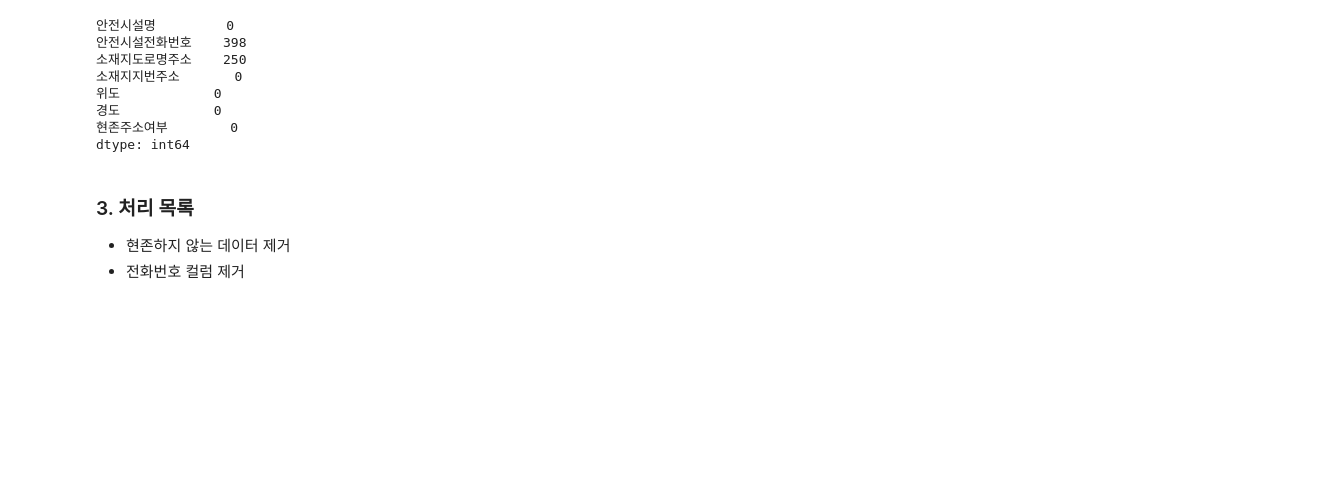
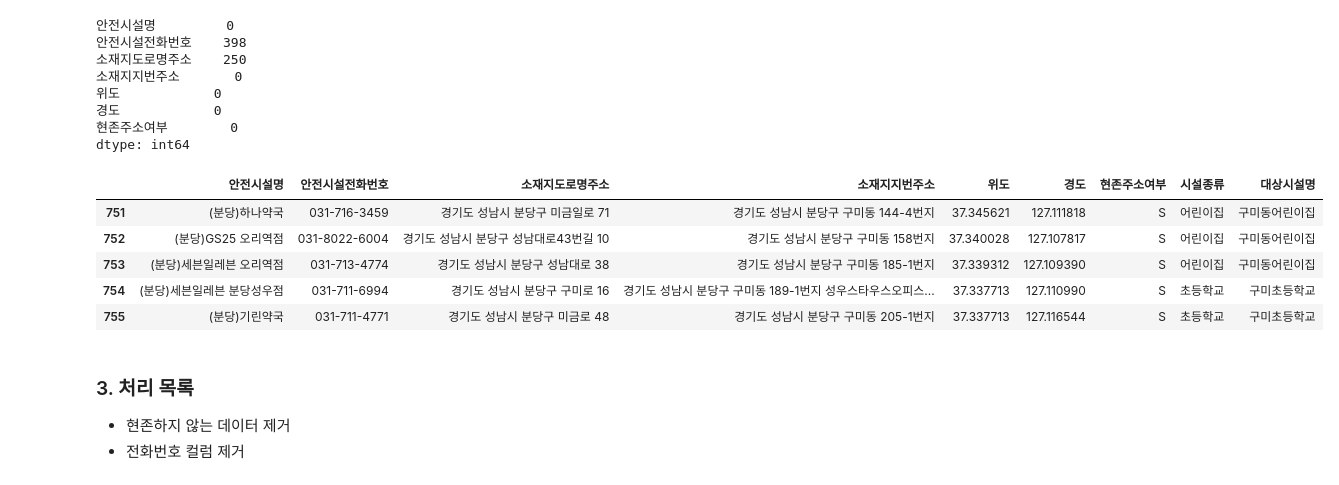
Before and after one commit to jimena1lee/1stProject_MSAI09, a Jupyter notebook: Raw-Data/외부 안전위험요소/eda_data.ipynb, the cells around one changed output. Cells and saved outputs as stored; diff of their text form; code cells hidden in the pictures; blank space fills up the shorter version.

```diff
--- a/Raw-Data/외부 안전위험요소/eda_data.ipynb
+++ b/Raw-Data/외부 안전위험요소/eda_data.ipynb
@@ -34,6 +34,23 @@ def find_nearest_school(point_df, safezone_df):
     )
     nearest_idx = np.argmin(distances)
     return safezone_df.iloc[nearest_idx]['시설명']
+# %%
+from sklearn.neighbors import BallTree
+import numpy as np
+
+def find_nearest(point_df, safezone_df, k=1):
+    # BallTree 생성 (haversine은 라디안 단위 필요)
+    tree = BallTree(
+        np.radians(safezone_df[['위도', '경도']].values),
+        metric='haversine'
+    )
+
+    # 쿼리: 각 포인트마다 가장 가까운 1개 찾기
+    _, nearest_idx = tree.query(
+        np.radians(point_df[['위도', '경도']].values),
+        k=k)
+
+    return safezone_df.iloc[nearest_idx.flatten()][['시설종류', '대상시설명']].values
 # %% [markdown]
 ## 1. 초등학교현황 -> 어린이 보호구역 현황 데이터 사용
 https://data.gg.go.kr/portal/data/service/selectServicePage.do?page=1&rows=10&sortColumn=&sortDirection=&infId=0UH7S75R45EM2FTI971A20528353&infSeq=1&order=&loc=
@@ -241,6 +258,18 @@ dtype: int64
 # %%
 # 전화번호는 일단 제거
 child_shelter_df.drop(columns=['안전시설전화번호'], inplace=True)
+# %%
+# 인접한 구역 매핑
+result = find_nearest(child_shelter_df, safezone_df)
+child_shelter_df[['시설종류', '대상시설명']] = result  # 시설종류와 대상시설명 컬럼 추가
+child_shelter_df.head()
+# %% [output]
+|  | 안전시설명 | 안전시설전화번호 | 소재지도로명주소 | 소재지지번주소 | 위도 | 경도 | 현존주소여부 | 시설종류 | 대상시설명 |
+| 751 | (분당)하나약국 | 031-716-3459 | 경기도 성남시 분당구 미금일로 71 | 경기도 성남시 분당구 구미동 144-4번지 | 37.345621 | 127.111818 | S | 어린이집 | 구미동어린이집 |
+| 752 | (분당)GS25 오리역점 | 031-8022-6004 | 경기도 성남시 분당구 성남대로43번길 10 | 경기도 성남시 분당구 구미동 158번지 | 37.340028 | 127.107817 | S | 어린이집 | 구미동어린이집 |
+| 753 | (분당)세븐일레븐 오리역점 | 031-713-4774 | 경기도 성남시 분당구 성남대로 38 | 경기도 성남시 분당구 구미동 185-1번지 | 37.339312 | 127.109390 | S | 어린이집 | 구미동어린이집 |
+| 754 | (분당)세븐일레븐 분당성우점 | 031-711-6994 | 경기도 성남시 분당구 구미로 16 | 경기도 성남시 분당구 구미동 189-1번지 성우스타우스오피스... | 37.337713 | 127.110990 | S | 초등학교 | 구미초등학교 |
+| 755 | (분당)기린약국 | 031-711-4771 | 경기도 성남시 분당구 미금로 48 | 경기도 성남시 분당구 구미동 205-1번지 | 37.337713 | 127.116544 | S | 초등학교 | 구미초등학교 |
 # %%
 # 저장
 child_shelter_df.to_csv('../../Preprocessing/외부안전위험요소/아동안전지킴이집현황_전처리.csv')
```
Also changed, not shown: parts of 5 cells of this notebook, 1 other file.
